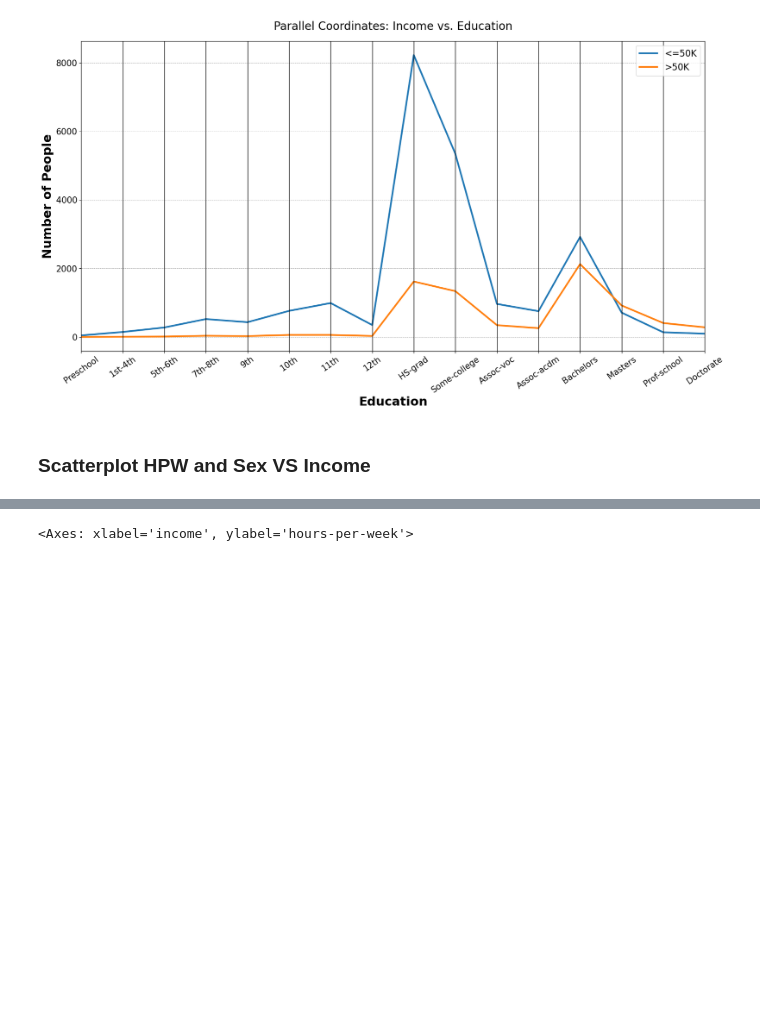
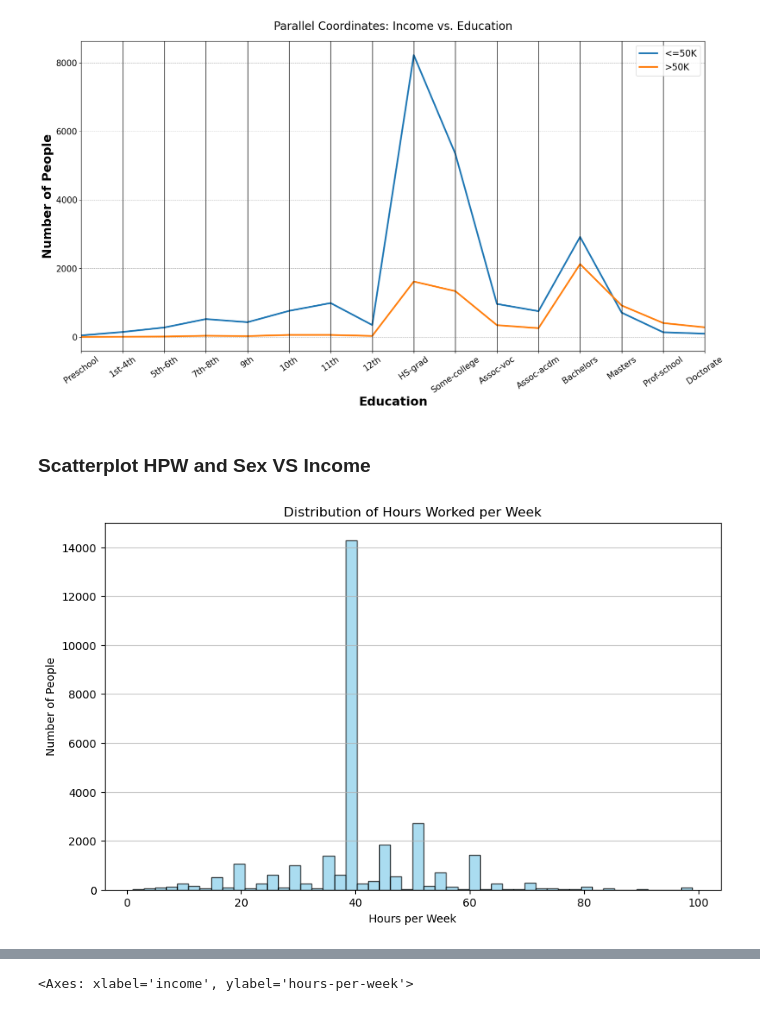
Before and after one commit to Youssef-Serag/CSE-578, a Jupyter notebook: Project/project.ipynb, the cells around one changed output, grey strips where cells are left out. Drawn from its saved outputs; the diff is of its cells as text; code cells hidden in the pictures; blank space fills up the shorter version.

Commit message:
Worked on the report

```diff
--- a/Project/project.ipynb
+++ b/Project/project.ipynb
@@ -212,3 +220,21 @@ plt.show()
 [figure]
 # %% [markdown]
 ### Scatterplot HPW and Sex VS Income
+# %%
+# Show me the unique values in the hours-per-week column
+data['hours-per-week'].unique()
+
+# Count the number of people in each category and sort it from highest to lowest
+hours_per_week = data['hours-per-week'].value_counts().sort_index()
+hours_per_week
+
+# Make a histogram of the hours-per-week column
+plt.figure(figsize=(10, 6))
+plt.hist(data['hours-per-week'], bins=50, color='skyblue', edgecolor='black', alpha=0.7)
+plt.title('Distribution of Hours Worked per Week')
+plt.xlabel('Hours per Week')
+plt.ylabel('Number of People')
+plt.grid(axis='y', alpha=0.75)
+plt.show()
+# %% [output]
+[figure, added]
```
Also changed, not shown: parts of 4 cells of this notebook, 1 other file.
